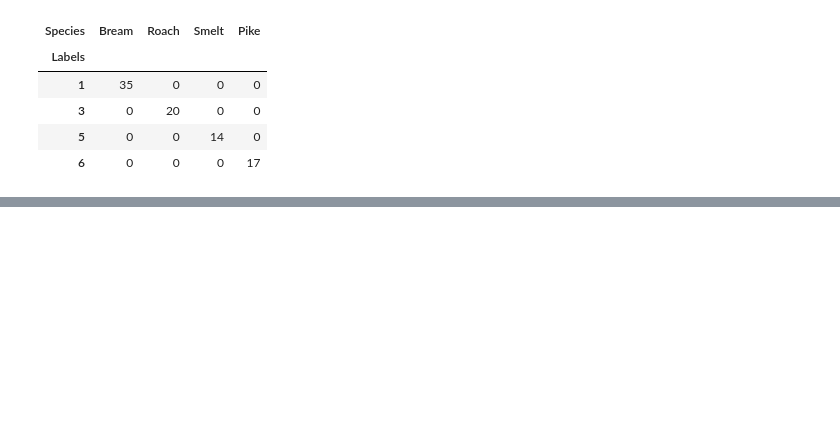
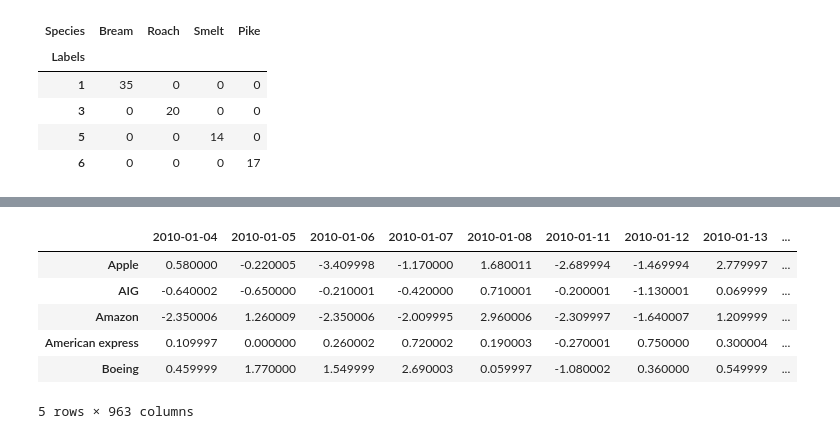
Before and after one commit to kbantoec/unsupervised_learning, a Jupyter notebook: clustering_for_dataset_exploration.ipynb, the cells around one changed output, grey strips where cells are left out. Saved outputs shown, nothing was run; the diff lists cells and outputs as text; code cells hidden in the pictures; blank space fills up the shorter version.

```diff
--- a/clustering_for_dataset_exploration.ipynb
+++ b/clustering_for_dataset_exploration.ipynb
@@ -22,6 +34,9 @@ from numpy.core import ndarray, int32, float64
 %matplotlib inline
 # %%
 basedir: str = os.getcwd()
+# %%
+def normabspath(basedir: str, filename: str):
+    return os.path.normpath(os.path.join(basedir, filename))
 # %% [markdown]
 ## Section 1. K-means clustering
 
@@ -631,0 +663,30 @@ ct
+# %%
+filename: str = normabspath(basedir, 'data/company-stock-movements-2010-2015-incl.csv')
+
+stocks = pd.read_csv(filename).T
+
+# Set the first row as header
+companies: Tuple[str] = tuple(stocks.iloc[0, :])
+stocks.columns = companies
+
+# Drop first row
+stocks.drop(stocks.index[0], inplace=True)
+
+# dtypes of the DataFrame are all 'object' which we convert to 'float'
+stocks = stocks.astype(float)
+
+# Convert index dtype from 'object' to 'datetime64[ns]'
+stocks.index = pd.to_datetime(stocks.index)
+stocks.index = stocks.index.to_period("D")
+
+stocks = stocks.T
+
+stocks.head()
+# %% [output]
+|  | 2010-01-04 | 2010-01-05 | 2010-01-06 | 2010-01-07 | 2010-01-08 | 2010-01-11 | 2010-01-12 | 2010-01-13 | ... |
+| Apple | 0.580000 | -0.220005 | -3.409998 | -1.170000 | 1.680011 | -2.689994 | -1.469994 | 2.779997 | ... |
+| AIG | -0.640002 | -0.650000 | -0.210001 | -0.420000 | 0.710001 | -0.200001 | -1.130001 | 0.069999 | ... |
+| Amazon | -2.350006 | 1.260009 | -2.350006 | -2.009995 | 2.960006 | -2.309997 | -1.640007 | 1.209999 | ... |
+| American express | 0.109997 | 0.000000 | 0.260002 | 0.720002 | 0.190003 | -0.270001 | 0.750000 | 0.300004 | ... |
+| Boeing | 0.459999 | 1.770000 | 1.549999 | 2.690003 | 0.059997 | -1.080002 | 0.360000 | 0.549999 | ... |
+5 rows × 963 columns
```
Also changed, not shown: parts of 13 cells of this notebook.
